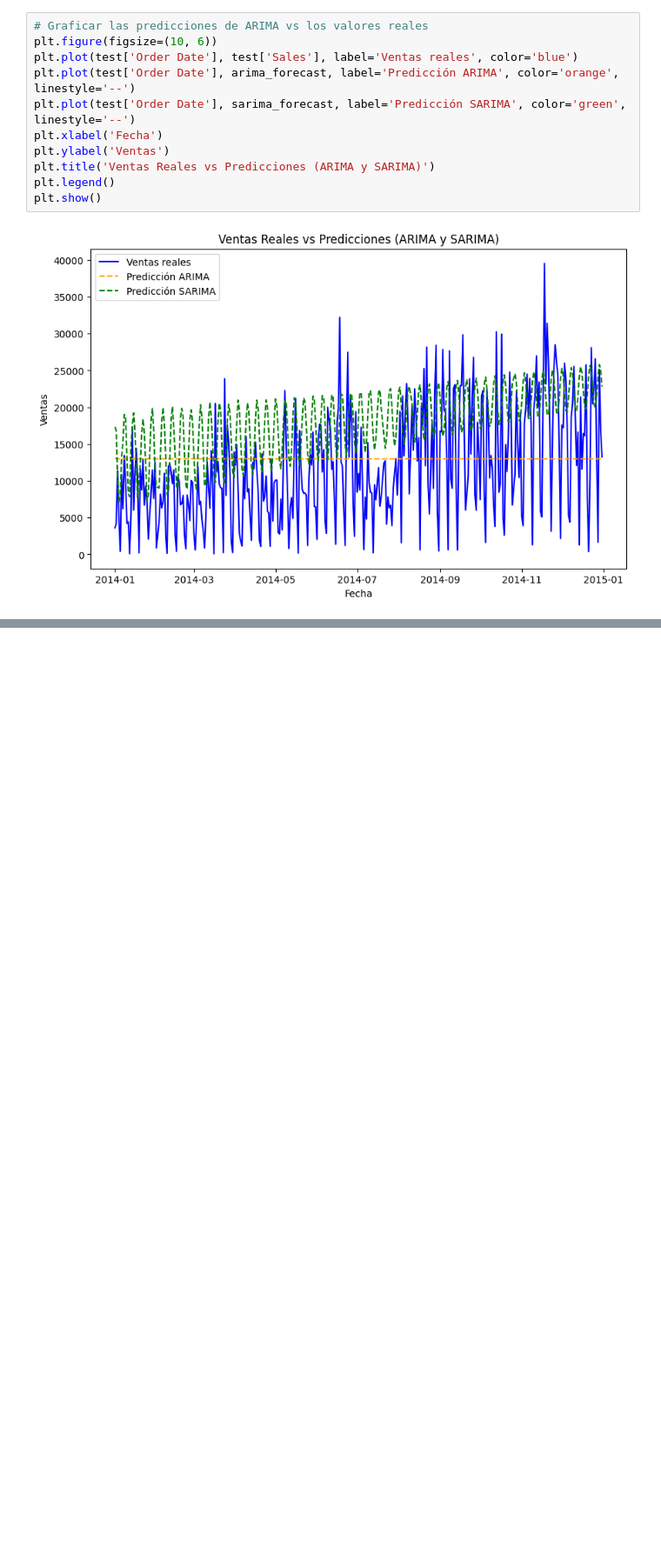
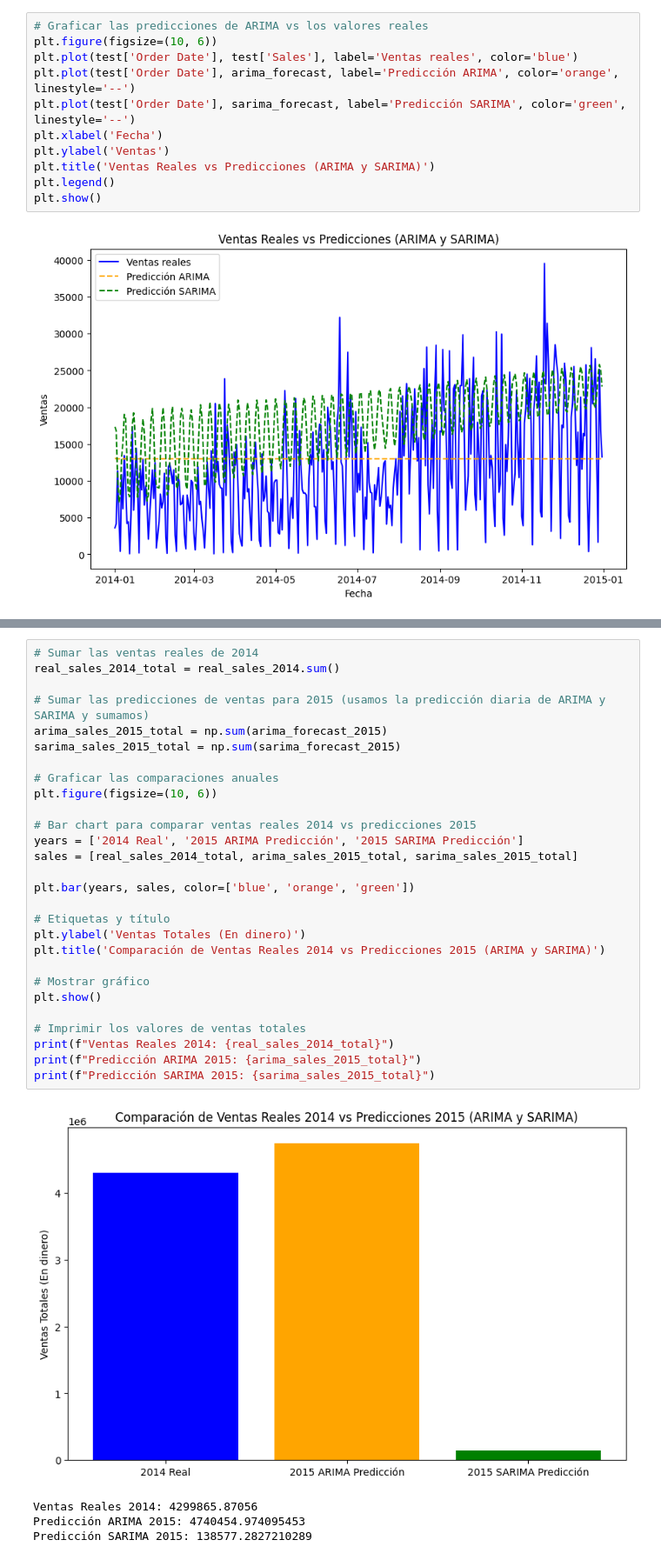
Before and after one commit to will9pv22/ONLINE_DS_THEBRIDGE_EJERCICIOS_GUILLEMP, a Jupyter notebook: proyecto ML/proyecto_ML_2.ipynb, the cells around one changed output, grey strips where cells are left out. Shown at 87% size. Saved outputs shown, nothing was run; the diff lists cells and outputs as text; blank space fills up the shorter version.

```diff
--- a/proyecto ML/proyecto_ML_2.ipynb
+++ b/proyecto ML/proyecto_ML_2.ipynb
@@ -289,0 +386,33 @@ plt.show()
+# %%
+# Sumar las ventas reales de 2014
+real_sales_2014_total = real_sales_2014.sum()
+
+# Sumar las predicciones de ventas para 2015 (usamos la predicción diaria de ARIMA y SARIMA y sumamos)
+arima_sales_2015_total = np.sum(arima_forecast_2015)
+sarima_sales_2015_total = np.sum(sarima_forecast_2015)
+
+# Graficar las comparaciones anuales
+plt.figure(figsize=(10, 6))
+
+# Bar chart para comparar ventas reales 2014 vs predicciones 2015
+years = ['2014 Real', '2015 ARIMA Predicción', '2015 SARIMA Predicción']
+sales = [real_sales_2014_total, arima_sales_2015_total, sarima_sales_2015_total]
+
+plt.bar(years, sales, color=['blue', 'orange', 'green'])
+
+# Etiquetas y título
+plt.ylabel('Ventas Totales (En dinero)')
+plt.title('Comparación de Ventas Reales 2014 vs Predicciones 2015 (ARIMA y SARIMA)')
+
+# Mostrar gráfico
+plt.show()
+
+# Imprimir los valores de ventas totales
+print(f"Ventas Reales 2014: {real_sales_2014_total}")
+print(f"Predicción ARIMA 2015: {arima_sales_2015_total}")
+print(f"Predicción SARIMA 2015: {sarima_sales_2015_total}")
+# %% [output]
+[figure, added]
+Ventas Reales 2014: 4299865.87056
+Predicción ARIMA 2015: 4740454.974095453
+Predicción SARIMA 2015: 138577.2827210289
```
Also changed, not shown: parts of 13 cells of this notebook.
